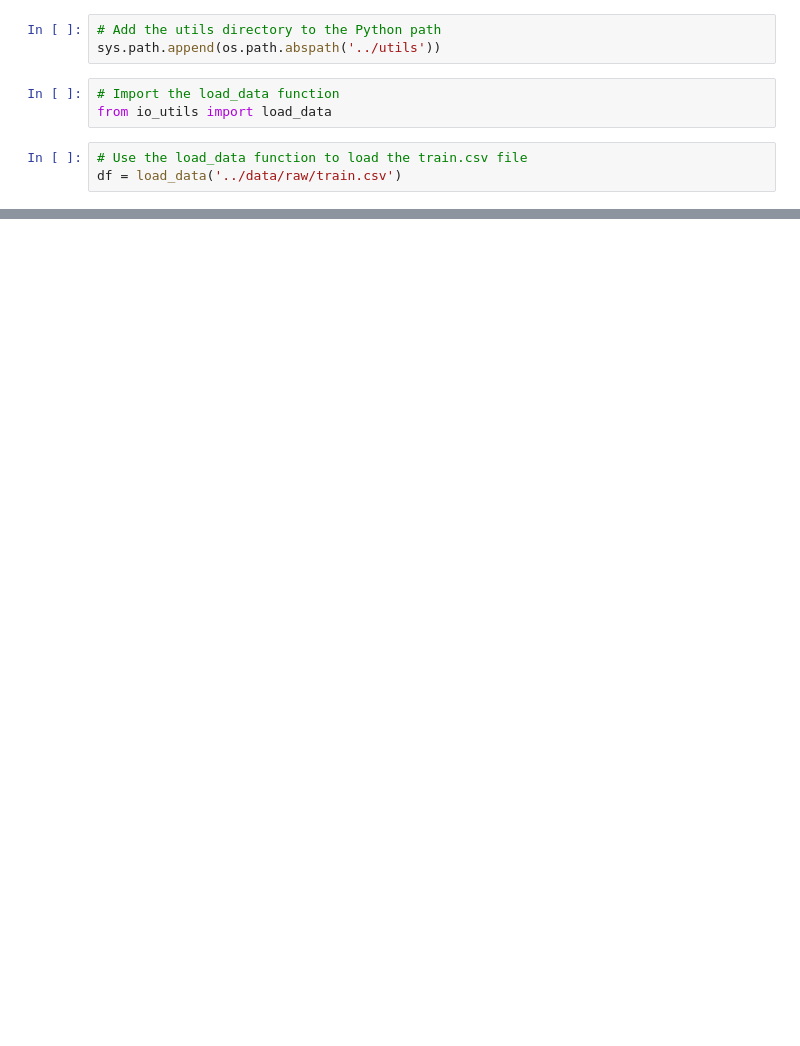
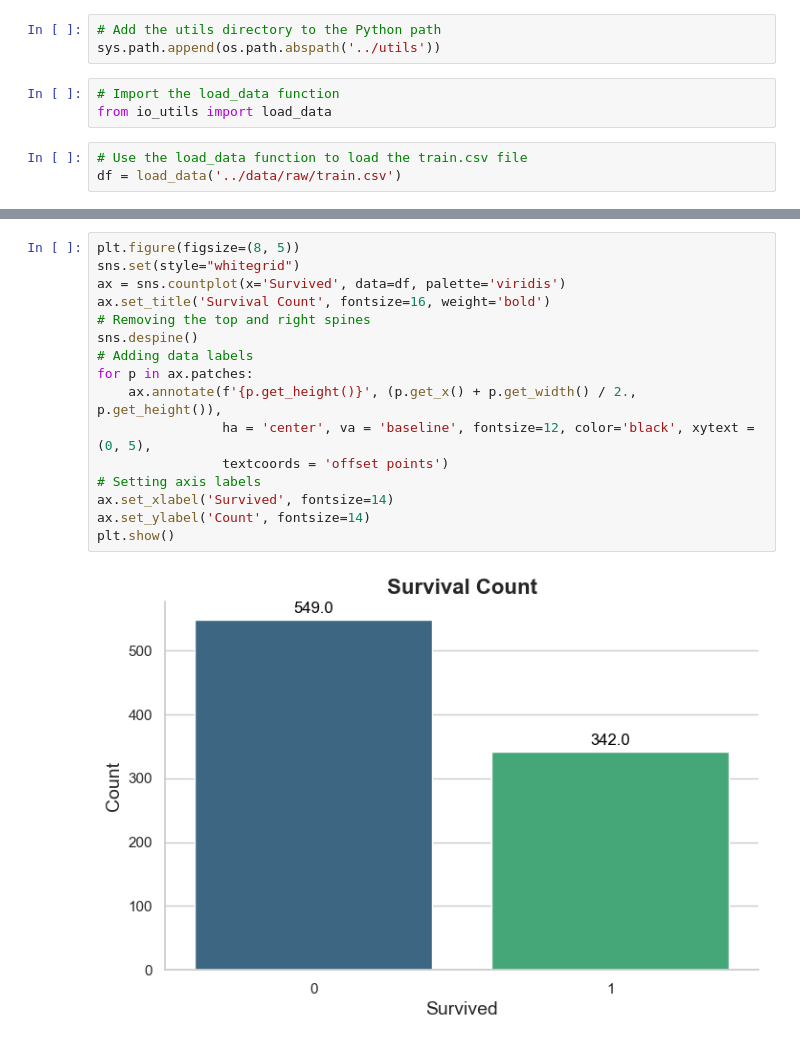
Before and after one commit to VitorMourao/KaggleChallenges, a Jupyter notebook: Titanic/notebooks/EDA.ipynb, the cells around one changed output, grey strips where cells are left out. Saved outputs shown, nothing was run; the diff lists cells and outputs as text; blank space fills up the shorter version.

```diff
--- a/Titanic/notebooks/EDA.ipynb
+++ b/Titanic/notebooks/EDA.ipynb
@@ -38,0 +75,18 @@ None
+# %%
+plt.figure(figsize=(8, 5))
+sns.set(style="whitegrid")
+ax = sns.countplot(x='Survived', data=df, palette='viridis')
+ax.set_title('Survival Count', fontsize=16, weight='bold')
+# Removing the top and right spines
+sns.despine()
+# Adding data labels
+for p in ax.patches:
+    ax.annotate(f'{p.get_height()}', (p.get_x() + p.get_width() / 2., p.get_height()),
+                ha = 'center', va = 'baseline', fontsize=12, color='black', xytext = (0, 5),
+                textcoords = 'offset points')
+# Setting axis labels
+ax.set_xlabel('Survived', fontsize=14)
+ax.set_ylabel('Count', fontsize=14)
+plt.show()
+# %% [output]
+[figure, added]
```
Also changed, not shown: parts of 9 cells of this notebook.
